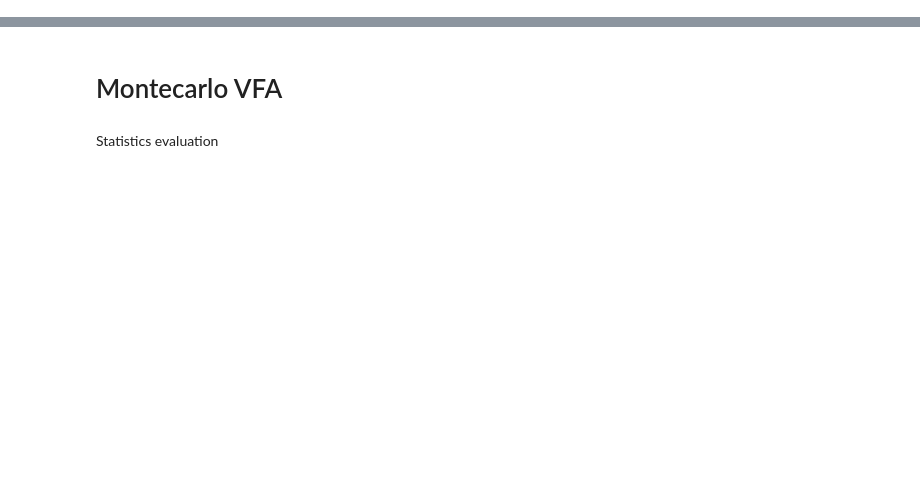
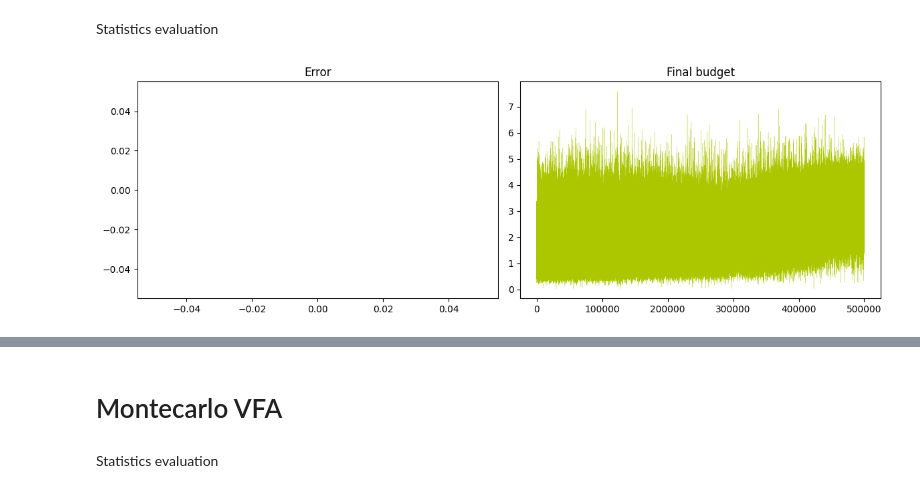
Before and after one commit to LeonardoAcquaroli/manage-a-farm-with-reinforcement-learning, a Jupyter notebook: train.ipynb, the cells around one changed output, grey strips where cells are left out. Saved outputs shown, nothing was run; the diff lists cells and outputs as text; code cells hidden in the pictures; blank space fills up the shorter version.

```diff
--- a/train.ipynb
+++ b/train.ipynb
@@ -90,9 +27,16 @@ env = gym.make(id='FarmEnv-v0',
 # %%
 learning_rate = 0.001
-n_episodes = 100_000
+policy_learning_rate = 1e-4
+value_learning_rate = 1e-4
+n_episodes = 500_000
 start_epsilon = 1.0
 epsilon_decay = start_epsilon / (n_episodes)  # reduce the exploration over time
 final_epsilon = 0.1
+
+REINFORCE_agent = FarmAgentNeuralREINFORCEAdvantage(
+    environment=env, policy_learning_rate=policy_learning_rate, value_learning_rate=value_learning_rate, epsilon=start_epsilon, epsilon_decay=epsilon_decay, final_epsilon=final_epsilon, gamma=.999,
+    # policy_net_weights_path='agent_models/policy_net_weights.pth', value_net_weights_path='agent_models/value_net_weights.pth'
+)
 
 MC_vfa_agent = FarmAgentMCVFA(
     environment=env, learning_rate=learning_rate, epsilon=start_epsilon, epsilon_decay=epsilon_decay, final_epsilon=final_epsilon, gamma=.999
@@ -103,0 +50,13 @@ SARSA_vfa_agent = FarmAgentSarsaVFA(
+# %%
+nenv = gym.wrappers.RecordEpisodeStatistics(env, deque_size=n_episodes)
+final_budget_queue = []
+
+for episode in tqdm(range(n_episodes)):
+    REINFORCE_agent.update(episode_number=episode)
+    REINFORCE_agent.decay_epsilon()
+    final_budget_queue.append(nenv.unwrapped.budget)
+
+    # Optionally, you can print some statistics every N episodes
+    if episode % 10000 == 0:
+        avg_budget = sum(final_budget_queue[-10000:]) / min(10000, len(final_budget_queue))
+        print(f"Episode {episode}, Average Budget: {avg_budget:.2f}") #, Weights: {list(REINFORCE_agent.policy_net.parameters())}")
@@ -103,0 +77,2 @@ SARSA_vfa_agent = FarmAgentSarsaVFA(
+# %% [markdown]
+Statistics evaluation
@@ -103,0 +85,10 @@ SARSA_vfa_agent = FarmAgentSarsaVFA(
+# %%
+fig, ax = plt.subplots(figsize=(12, 4), ncols=2)
+sns.lineplot(x=range(len(np.array(0).flatten())), y=np.array(0).flatten(), ax=ax[0], c='#acc700', linewidth=.2)
+ax[0].set_title('Error')
+sns.lineplot(x=range(len(final_budget_queue)), y=final_budget_queue, ax=ax[1], c='#acc700', linewidth=.2)
+ax[1].set_title('Final budget')
+plt.tight_layout()
+plt.show()
+# %% [output]
+[figure, added]
```
Also changed, not shown: parts of 30 cells of this notebook.
